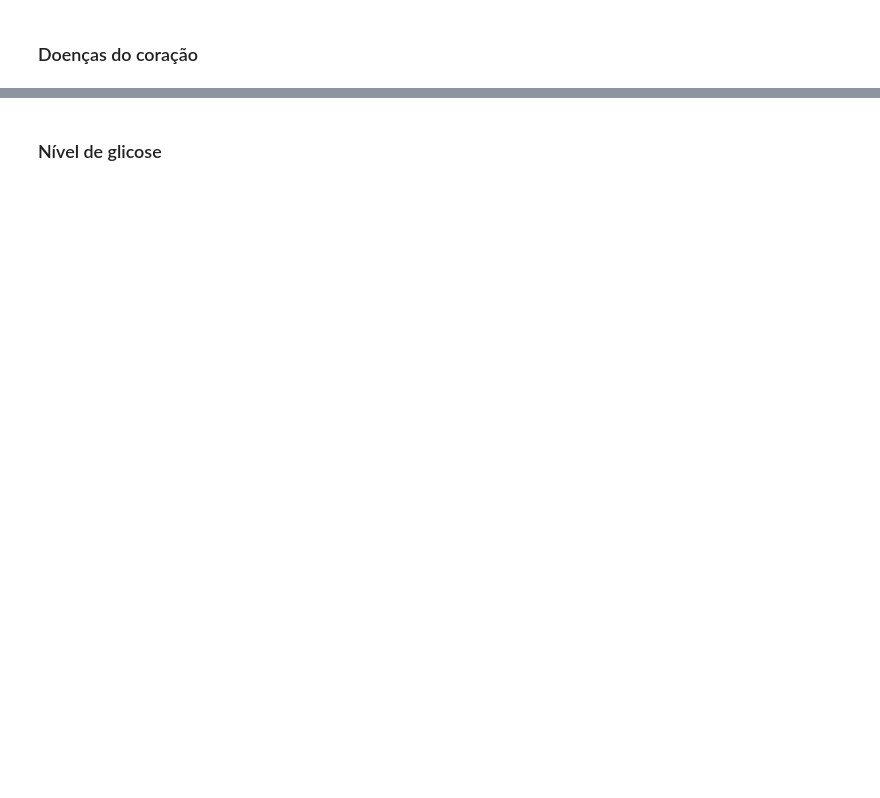
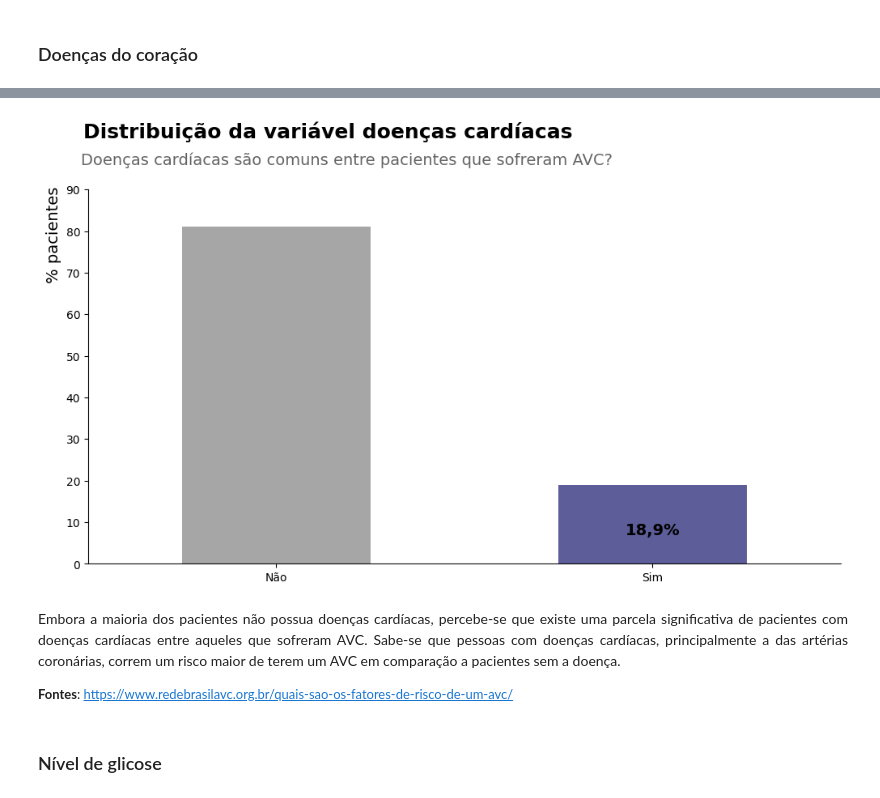
Before and after one commit to LilianeAquino/projeto_ML_coders_2023, a Jupyter notebook: binary_classification_stroke.ipynb, the cells around one changed output, grey strips where cells are left out. Cells and saved outputs as stored; diff of their text form; code cells hidden in the pictures; blank space fills up the shorter version.

```diff
--- a/binary_classification_stroke.ipynb
+++ b/binary_classification_stroke.ipynb
@@ -355,2 +397,24 @@ plt.show()
+# %%
+suptitle = 'Distribuição da variável doenças cardíacas'
+title = 'Doenças cardíacas são comuns entre pacientes que sofreram AVC?'
+colors=['#808080', '#191970']
+
+dist_freq = (avc['heart_disease'].value_counts(normalize=True)*100).round(2).reset_index()
+dist_freq['heart_disease'].plot.bar(width=0.5, alpha=0.7, figsize=(12, 6), rot=False, color=colors).spines[['top', 'right']].set_visible(False)
+
+plt.suptitle(suptitle, fontsize=18, y=1.02, horizontalalignment='left', x=0.12, color='black', weight='bold')
+plt.title(title, fontsize=14, color='#646464', y=1.05, loc='left', x=-0.01)
+plt.ylabel('% pacientes', fontsize=14, horizontalalignment='left', y=0.75)
+plt.ylim(0, 90)
+plt.grid(False)
+plt.text(1, 7, '18,9%', fontsize=14, weight='bold', horizontalalignment='center')
+plt.gca().set_xticklabels(['Não', 'Sim'])
+plt.show()
+# %% [output]
+[figure, added]
+# %% [markdown]
+<p style='text-align: justify;'><font size=3.>Embora a maioria dos pacientes não possua doenças cardíacas, percebe-se que existe uma parcela significativa de pacientes com doenças cardíacas entre aqueles que sofreram AVC. Sabe-se que pessoas com doenças cardíacas, principalmente a das artérias coronárias, correm um risco maior de terem um AVC em comparação a pacientes sem a doença.</font></p>
+
+<font size=2><b>Fontes</b>: https://www.redebrasilavc.org.br/quais-sao-os-fatores-de-risco-de-um-avc/</font>
 # %% [markdown]
 ### Nível de glicose
```
Also changed, not shown: parts of 34 cells of this notebook.
